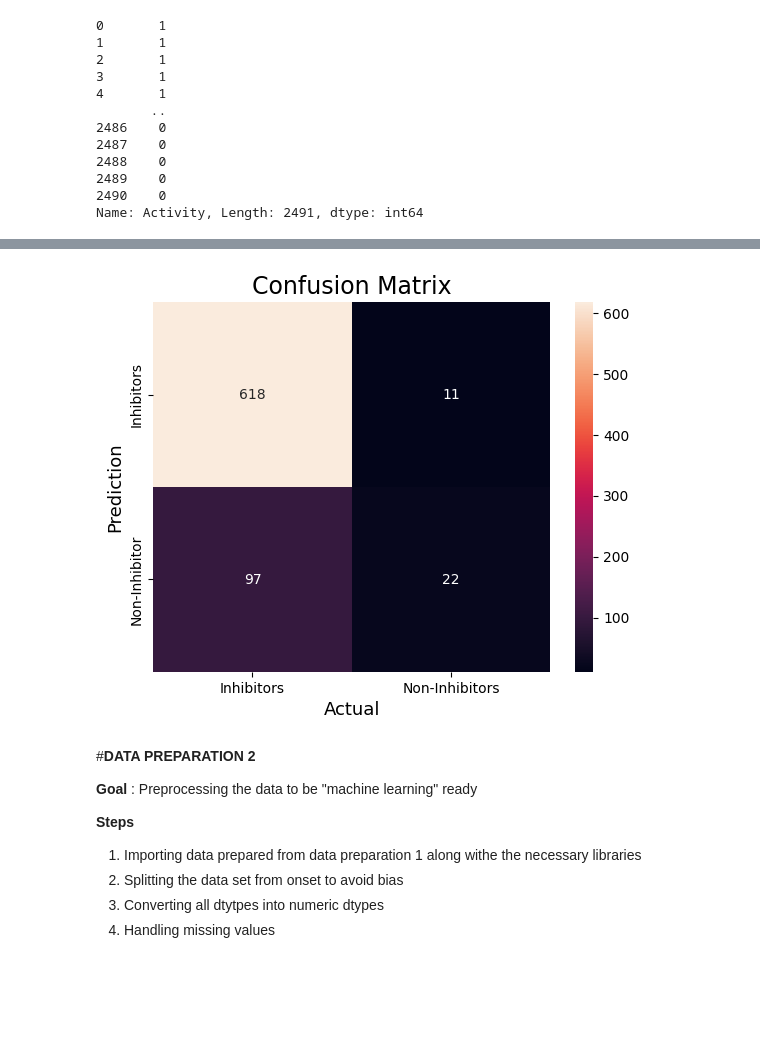
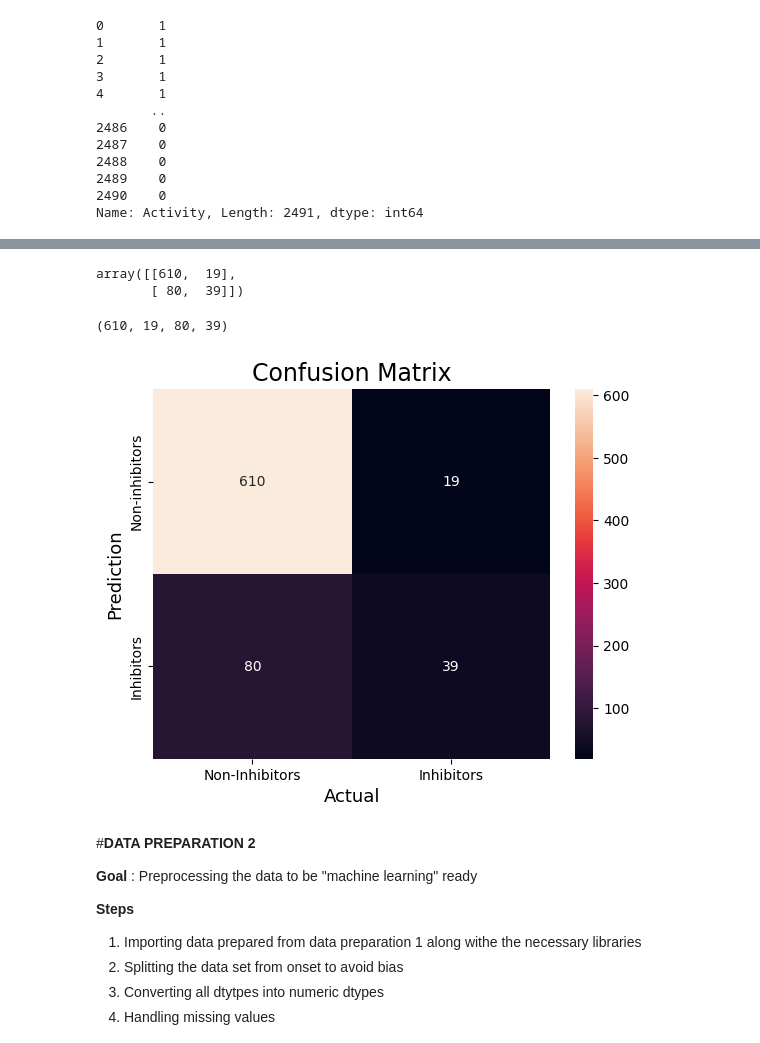
Before and after one commit to EugeneLamptey/VP16, a Jupyter notebook: FinalYearProject.ipynb, the cells around one changed output, grey strips where cells are left out. Saved outputs shown, nothing was run; the diff lists cells and outputs as text; code cells hidden in the pictures; blank space fills up the shorter version.

```diff
--- a/FinalYearProject.ipynb
+++ b/FinalYearProject.ipynb
@@ -326,0 +315,3 @@ df_morganfps
+# %%
+df = df_morganfps.join(df_maccsfps, how='outer')
+df
@@ -327,4 +332,4 @@ df_morganfps
 # %%
-df_morganfps["Activity"] = data1["Activity_outcome"]
-df_morganfps
+df["Activity"] = data1["Activity_outcome"]
+df
 # %% [output]
@@ -359,4 +364,4 @@ Length: 125, dtype: int64
 # %%
-X = df_morganfps.drop("Activity", axis = 1)
+X = df.drop("Activity", axis = 1)
 X
 # %% [output]
@@ -376,5 +381,5 @@ X
 # %%
-y = df_morganfps["Activity"]
+y = df["Activity"]
 y
 # %% [output]
 0       1
@@ -417,20 +422,30 @@ Accuracy: 0.8556149732620321
+# %%
+confusion_matrix(y_test, y_pred)
+# %% [output]
+array([[610,  19],
+       [ 80,  39]])
+# %%
+tn, fp, fn, tp = confusion_matrix(y_test, y_pred).ravel()
+(tn, fp, fn, tp)
+# %% [output]
+(610, 19, 80, 39)
 # %%
 import matplotlib.pyplot as plt
 
 from sklearn.metrics import confusion_matrix
 cm = confusion_matrix(y_test, y_pred)
 
-sns.heatmap(cm,
+sns.heatmap(confusion_matrix(y_test, y_pred),
             annot=True,
             fmt='g',
-            xticklabels=['Inhibitors','Non-Inhibitors'],
-            yticklabels=['Inhibitors','Non-Inhibitor'])
+            xticklabels=['Non-Inhibitors','Inhibitors'],
+            yticklabels=['Non-inhibitors','Inhibitors'])
 plt.ylabel('Prediction',fontsize=13)
 plt.xlabel('Actual',fontsize=13)
 plt.title('Confusion Matrix',fontsize=17)
 plt.show()
 # %% [output]
-[figure, old version]
+[figure, new version]
 # %% [markdown]
 #**DATA PREPARATION 2**
 
```
Also changed, not shown: parts of 7 cells of this notebook.
